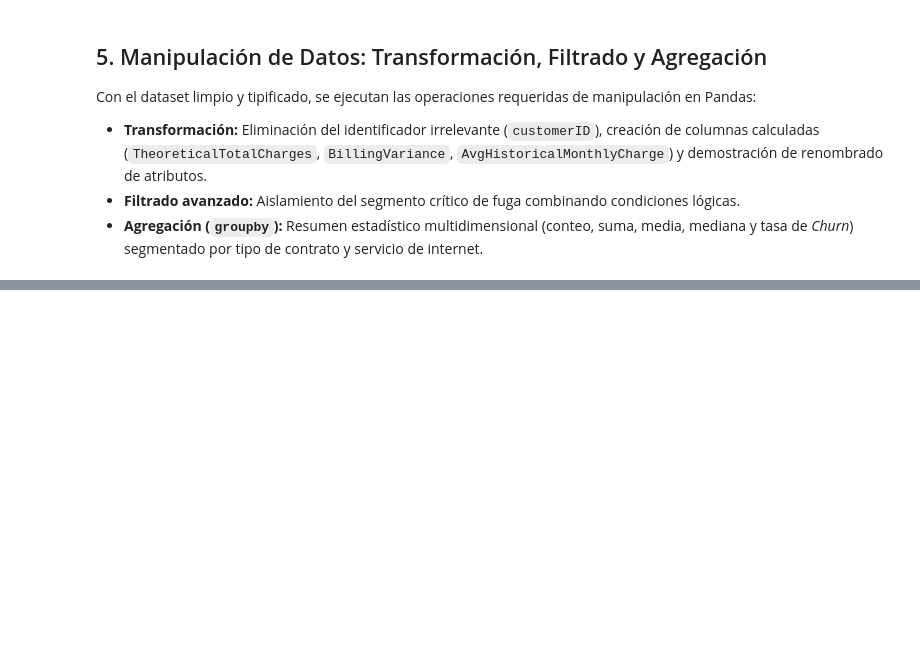
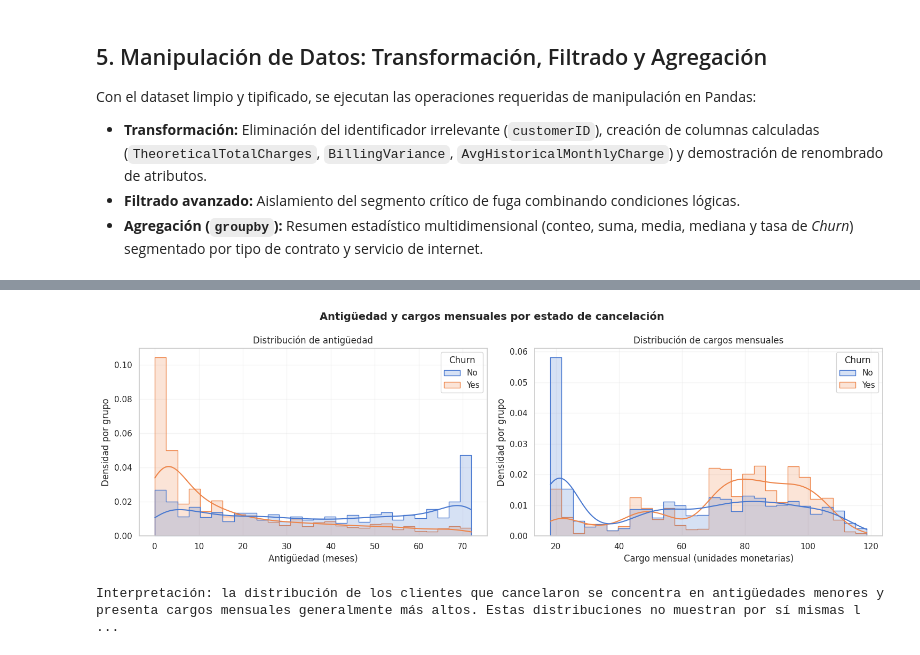
Before and after one commit to LauritoFarias/tpi-analisis-de-datos, a Jupyter notebook: notebooks/TPI_Analisis_de_Datos.ipynb, the cells around one changed output, grey strips where cells are left out. Saved outputs shown, nothing was run; the diff lists cells and outputs as text; code cells hidden in the pictures; blank space fills up the shorter version.

Commit message:
agregado de análisis exploratorio y visualizaciones - Ignacio

```diff
--- a/notebooks/TPI_Analisis_de_Datos.ipynb
+++ b/notebooks/TPI_Analisis_de_Datos.ipynb
@@ -223,0 +556,29 @@ display(resumen_negocio)
+# %%
+# =============================================================================
+# B.5.1 - HISTOGRAMAS / KDE SEGÚN CHURN
+# =============================================================================
+fig, ejes_b = plt.subplots(1, 2, figsize=(15, 5))
+config_hist_b = [
+    ('TenureMonths', 'Antigüedad (meses)', 'Distribución de antigüedad'),
+    ('MonthlyCharges', 'Cargo mensual (unidades monetarias)', 'Distribución de cargos mensuales')
+]
+for eje_b, (variable_b, xlabel_b, titulo_b) in zip(ejes_b, config_hist_b):
+    sns.histplot(
+        data=df_b, x=variable_b, hue='Churn', hue_order=['No', 'Yes'],
+        bins=28, kde=True, stat='density', common_norm=False,
+        element='step', alpha=0.22, ax=eje_b
+    )
+    eje_b.set(title=titulo_b, xlabel=xlabel_b, ylabel='Densidad por grupo')
+    eje_b.grid(alpha=0.2)
+fig.suptitle('Antigüedad y cargos mensuales por estado de cancelación', fontsize=14, weight='bold')
+plt.tight_layout()
+plt.show()
+
+print(
+    'Interpretación: la distribución de los clientes que cancelaron se concentra '
+    'en antigüedades menores y presenta cargos mensuales generalmente más altos. '
+    'Estas distribuciones no muestran por sí mismas las tasas de cancelación por categoría.'
+)
+# %% [output]
+[figure, added]
+Interpretación: la distribución de los clientes que cancelaron se concentra en antigüedades menores y presenta cargos mensuales generalmente más altos. Estas distribuciones no muestran por sí mismas l ...
```
Also changed, not shown: parts of 25 cells of this notebook.
